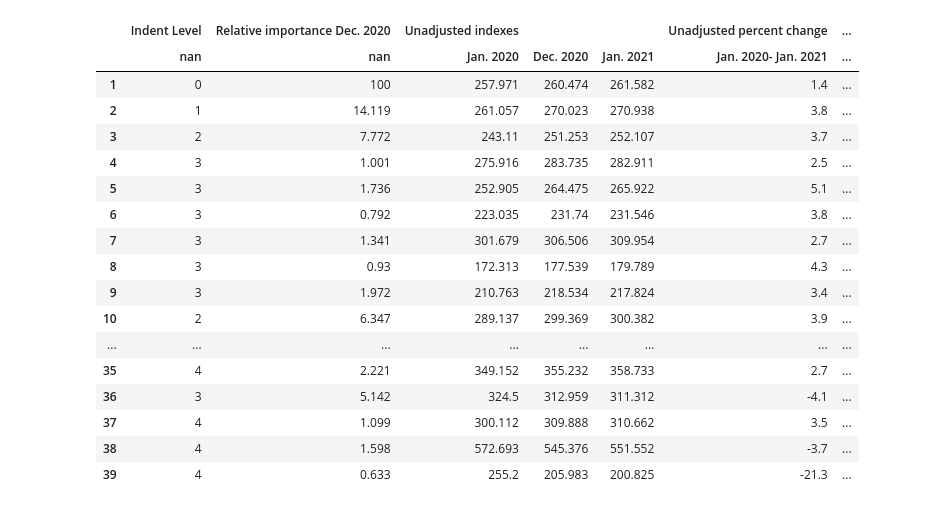
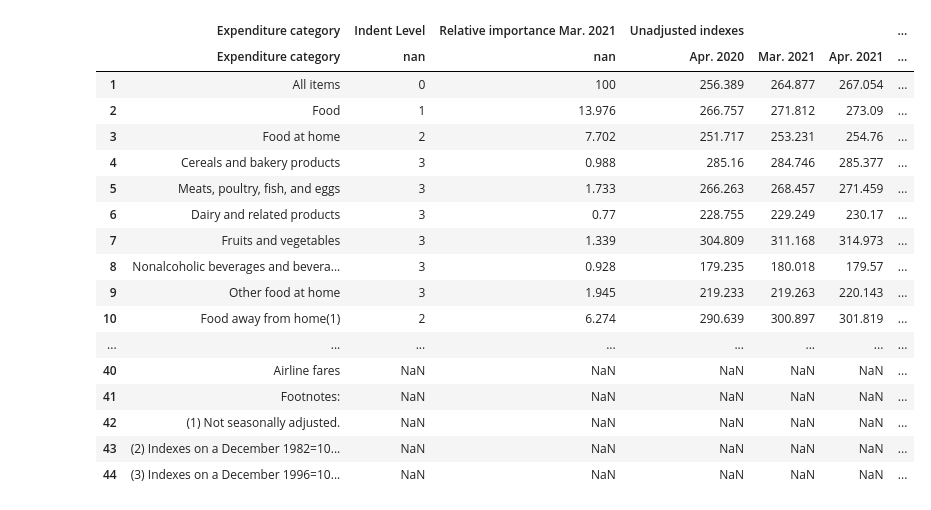
Before and after one commit to danjsabra/CPI_Model, a Jupyter notebook: reader.ipynb, the cells around one changed output. Saved outputs shown, nothing was run; the diff lists cells and outputs as text; code cells hidden in the pictures.

```diff
--- a/reader.ipynb
+++ b/reader.ipynb
@@ -12,7 +12,7 @@ def weights(year,month):
         month = add_zero(int(int(month) + 1))
     df = pd.read_excel('archive-'+str(year)+'/news-release-table1-'+str(year)+str(month)+'.xlsx', index_col=[1])
     df = df.iloc[2:,:]
-    df = df.reset_index(drop=True)
+    df = df.reset_index()
     df.columns = df.iloc[0]
     df = df.iloc[1:,:]
     df = df.drop(2,axis=0)
@@ -43,24 +43,26 @@ def weights(year,month):
     df.columns = new_multiindex
     df = df.dropna(how='all')
     return df
-# %%
-weights('2020','12')
-# %% [output]
-|  | Indent Level | Relative importance Dec. 2020 | Unadjusted indexes |  |  | Unadjusted percent change | ... |
-|  | nan | nan | Jan. 2020 | Dec. 2020 | Jan. 2021 | Jan. 2020- Jan. 2021 | ... |
-| 1 | 0 | 100 | 257.971 | 260.474 | 261.582 | 1.4 | ... |
-| 2 | 1 | 14.119 | 261.057 | 270.023 | 270.938 | 3.8 | ... |
-| 3 | 2 | 7.772 | 243.11 | 251.253 | 252.107 | 3.7 | ... |
-| 4 | 3 | 1.001 | 275.916 | 283.735 | 282.911 | 2.5 | ... |
-| 5 | 3 | 1.736 | 252.905 | 264.475 | 265.922 | 5.1 | ... |
-| 6 | 3 | 0.792 | 223.035 | 231.74 | 231.546 | 3.8 | ... |
-| 7 | 3 | 1.341 | 301.679 | 306.506 | 309.954 | 2.7 | ... |
-| 8 | 3 | 0.93 | 172.313 | 177.539 | 179.789 | 4.3 | ... |
-| 9 | 3 | 1.972 | 210.763 | 218.534 | 217.824 | 3.4 | ... |
-| 10 | 2 | 6.347 | 289.137 | 299.369 | 300.382 | 3.9 | ... |
-| ... | ... | ... | ... | ... | ... | ... | ... |
-| 35 | 4 | 2.221 | 349.152 | 355.232 | 358.733 | 2.7 | ... |
-| 36 | 3 | 5.142 | 324.5 | 312.959 | 311.312 | -4.1 | ... |
-| 37 | 4 | 1.099 | 300.112 | 309.888 | 310.662 | 3.5 | ... |
-| 38 | 4 | 1.598 | 572.693 | 545.376 | 551.552 | -3.7 | ... |
-| 39 | 4 | 0.633 | 255.2 | 205.983 | 200.825 | -21.3 | ... |
+# %%
+sample = weights('2021','03')
+# %%
+sample
+# %% [output]
+|  | Expenditure category | Indent Level | Relative importance Mar. 2021 | Unadjusted indexes |  |  | ... |
+|  | Expenditure category | nan | nan | Apr. 2020 | Mar. 2021 | Apr. 2021 | ... |
+| 1 | All items | 0 | 100 | 256.389 | 264.877 | 267.054 | ... |
+| 2 | Food | 1 | 13.976 | 266.757 | 271.812 | 273.09 | ... |
+| 3 | Food at home | 2 | 7.702 | 251.717 | 253.231 | 254.76 | ... |
+| 4 | Cereals and bakery products | 3 | 0.988 | 285.16 | 284.746 | 285.377 | ... |
+| 5 | Meats, poultry, fish, and eggs | 3 | 1.733 | 266.263 | 268.457 | 271.459 | ... |
+| 6 | Dairy and related products | 3 | 0.77 | 228.755 | 229.249 | 230.17 | ... |
+| 7 | Fruits and vegetables | 3 | 1.339 | 304.809 | 311.168 | 314.973 | ... |
+| 8 | Nonalcoholic beverages and bevera... | 3 | 0.928 | 179.235 | 180.018 | 179.57 | ... |
+| 9 | Other food at home | 3 | 1.945 | 219.233 | 219.263 | 220.143 | ... |
+| 10 | Food away from home(1) | 2 | 6.274 | 290.639 | 300.897 | 301.819 | ... |
+| ... | ... | ... | ... | ... | ... | ... | ... |
+| 40 | Airline fares | NaN | NaN | NaN | NaN | NaN | ... |
+| 41 | Footnotes: | NaN | NaN | NaN | NaN | NaN | ... |
+| 42 | (1) Not seasonally adjusted. | NaN | NaN | NaN | NaN | NaN | ... |
+| 43 | (2) Indexes on a December 1982=10... | NaN | NaN | NaN | NaN | NaN | ... |
+| 44 | (3) Indexes on a December 1996=10... | NaN | NaN | NaN | NaN | NaN | ... |
```
Also changed, not shown: 5 other files.
